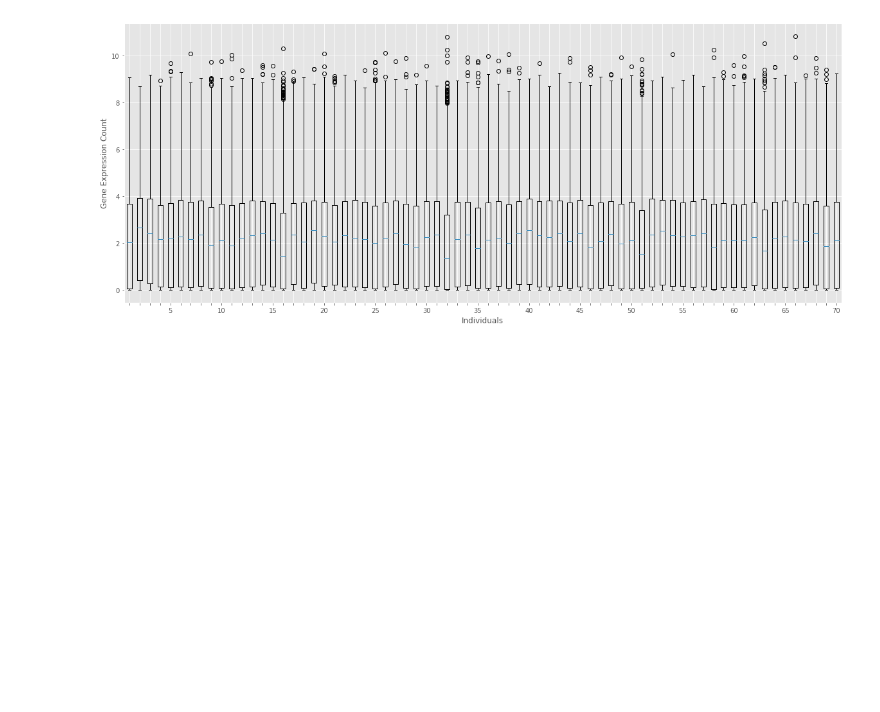
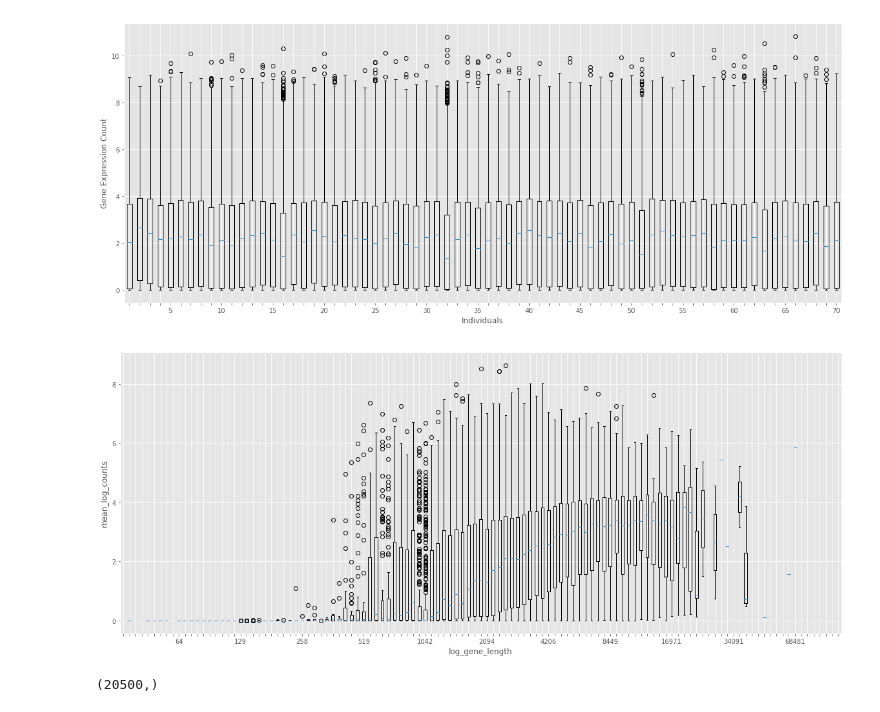
Before and after one commit to Djamil17/rna-seq-analysis, a Jupyter notebook: notebooks/Normalization .ipynb, the cells around one changed output. Cells and saved outputs as stored; diff of their text form; code cells hidden in the pictures; blank space fills up the shorter version.

```diff
--- a/notebooks/Normalization .ipynb
+++ b/notebooks/Normalization .ipynb
@@ -88,3 +83,5 @@ array(['A1BG', 'A1CF', 'A2BP1', ..., 'ZZZ3', 'psiTPTE22', 'tAKR'],
+# %%
+genes_length=np.asarray(gene_reference.loc[matched_index]['GeneLength'], dtype=int)
 # %%
 print(f'{counts.shape[0]} genes measured in {counts.shape[1]} individuals')
 # %% [output]
@@ -155,3 +152,29 @@ with plt.style.context('ggplot'):
     reduce_x_axis(ax,5)
 # %% [output]
 [figure]
+# %%
+def binned_boxplots(x,y,**kwargs):
+    x_hist, x_bins=np.histogram(x,bins='auto')
+    x_bin_ids=np.digitize(x,x_bins[:-1])
+    binned_y=[y[x_bin_ids==i]
+            for i in range(np.max(x_bin_ids))]
+    fig,ax=plt.subplots(figsize=(20,8))
+
+    x_bin_centers=(x_bins[1:] + x_bins[:-1]) /2
+    x_ticklabels=np.round(np.exp(x_bin_centers)).astype(int)
+
+    ax.boxplot(binned_y,labels=x_ticklabels)
+    reduce_x_axis(ax,10)
+    dict_values=kwargs.values()
+    list_values=list(dict_values)
+    ax.set_xlabel(list_values[0])
+    ax.set_ylabel(list_values[1])
+
+log_counts=np.log(counts_lib_norm +1)
+mean_log_counts=np.mean(log_counts,axis=1)
+log_gene_lengths=np.log(genes_length)
+# %%
+with plt.style.context('ggplot'):
+    binned_boxplots(x=log_gene_lengths, y=mean_log_counts, x_label='log_gene_length',y_label='mean_log_counts')
+# %% [output]
+[figure, added]
@@ -157,0 +187,5 @@ with plt.style.context('ggplot'):
+# %%
+C_9.shape
+L.shape
+# %% [output]
+(20500,)
```
Also changed, not shown: parts of 9 cells of this notebook.
